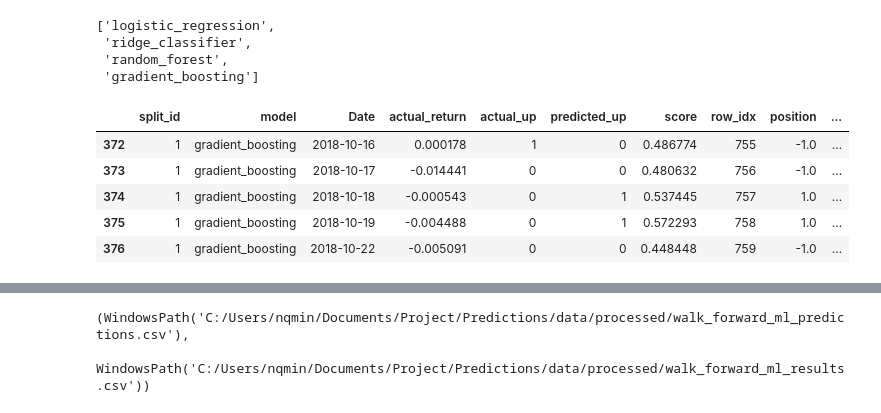
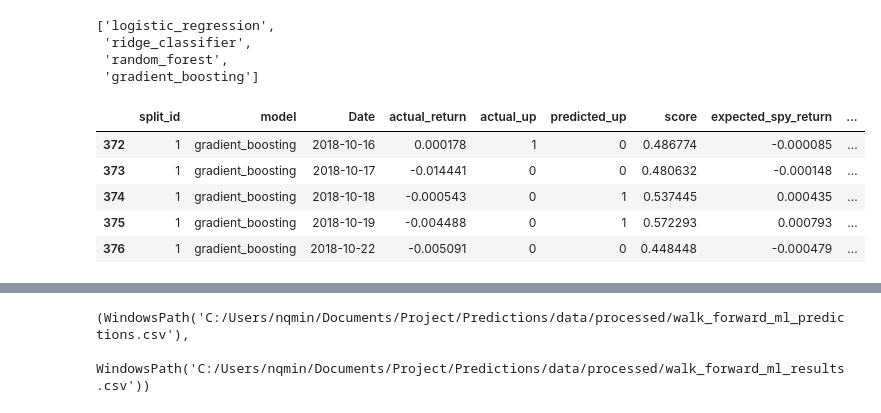
Before and after one commit to minhcool/first_fin_model, a Jupyter notebook: notebooks/07_walk_forward_ml.ipynb, the cells around one changed output, grey strips where cells are left out. Saved outputs shown, nothing was run; the diff lists cells and outputs as text; code cells hidden in the pictures.

```diff
--- a/notebooks/07_walk_forward_ml.ipynb
+++ b/notebooks/07_walk_forward_ml.ipynb
@@ -31,6 +31,7 @@ if str(PROJECT_ROOT) not in sys.path:
     sys.path.insert(0, str(PROJECT_ROOT))
 
 from src.research.backtest import TRADING_DAYS, performance_metrics, format_percent_table
+from src.research.decisions import choose_cost_aware_positions
 from src.research.features import make_next_day_direction_dataset
 from src.research.walk_forward import make_walk_forward_splits
 
@@ -41,6 +42,7 @@ RESULTS_OUTPUT_PATH = PROCESSED_DIR / "walk_forward_ml_results.csv"
 TRANSACTION_COST_BPS = 1.0
 SHORT_BORROW_COST_BPS = 25.0
 POSITION_MODE = "long_short"
+COST_AWARE_DECISIONS = True
 LONG_THRESHOLD = 0.50
 SHORT_THRESHOLD = 0.50
 # %%
@@ -116,6 +118,10 @@ for split_id, split in enumerate(splits, start=1):
     y_train = train[target_up_col].astype(int)
     X_test = test[feature_cols]
     y_test = test[target_up_col].astype(int)
+
+    train_returns = train[target_return_col]
+    avg_up_return = train_returns[y_train == 1].mean()
+    avg_down_return = train_returns[y_train == 0].mean()
 
     for model_name, model in models.items():
         fitted = model.fit(X_train, y_train)
@@ -129,52 +135,68 @@ for split_id, split in enumerate(splits, start=1):
         else:
             score = pred_up.astype(float)
 
-        for row_idx, date, actual_return, actual_up, pred, proba in zip(
+        expected_spy_return = score * avg_up_return + (1 - score) * avg_down_return
+
+        for row_idx, date, actual_return, actual_up, pred, proba, expected_return in zip(
             test.index,
             test["Date"],
             test[target_return_col],
             y_test,
             pred_up,
             score,
+            expected_spy_return,
         ):
             prediction_rows.append(
                 {
                     "split_id": split_id,
                     "model": model_name,
                     "Date": date,
                     "actual_return": actual_return,
                     "actual_up": actual_up,
                     "predicted_up": pred,
                     "score": proba,
+                    "expected_spy_return": expected_return,
                     "row_idx": row_idx,
                 }
             )
 
 predictions = pd.DataFrame(prediction_rows).sort_values(["model", "Date"])
 
-if POSITION_MODE == "long_cash":
+if COST_AWARE_DECISIONS:
+    predictions["position"] = 0.0
+    for model_name, frame in predictions.groupby("model", sort=False):
+        frame = frame.sort_values("Date")
+        positions = choose_cost_aware_positions(
+            frame["expected_spy_return"],
+            mode=POSITION_MODE,
+            transaction_cost_bps=TRANSACTION_COST_BPS,
+            short_borrow_cost_bps=SHORT_BORROW_COST_BPS,
+        )
+        predictions.loc[frame.index, "position"] = positions.to_numpy()
+elif POSITION_MODE == "long_cash":
     predictions["position"] = predictions["score"].ge(LONG_THRESHOLD).astype(float)
 elif POSITION_MODE == "long_short":
     predictions["position"] = 0.0
     predictions.loc[predictions["score"] >= LONG_THRESHOLD, "position"] = 1.0
     predictions.loc[predictions["score"] < SHORT_THRESHOLD, "position"] = -1.0
 else:
     raise ValueError(f"Unsupported POSITION_MODE: {POSITION_MODE}")
 
+predictions = predictions.sort_values(["model", "Date"])
 predictions["turnover"] = predictions.groupby("model")["position"].diff().abs()
 first_trade = predictions.groupby("model")["position"].transform("first").abs()
 predictions["turnover"] = predictions["turnover"].fillna(first_trade)
 predictions["transaction_cost"] = predictions["turnover"] * (TRANSACTION_COST_BPS / 10_000)
 predictions["short_borrow_cost"] = predictions["position"].clip(upper=0).abs() * (SHORT_BORROW_COST_BPS / 10_000 / TRADING_DAYS)
 predictions["strategy_return"] = predictions["position"] * predictions["actual_return"] - predictions["transaction_cost"] - predictions["short_borrow_cost"]
 predictions.head()
 # %% [output]
-|  | split_id | model | Date | actual_return | actual_up | predicted_up | score | row_idx | position | ... |
-| 372 | 1 | gradient_boosting | 2018-10-16 | 0.000178 | 1 | 0 | 0.486774 | 755 | -1.0 | ... |
-| 373 | 1 | gradient_boosting | 2018-10-17 | -0.014441 | 0 | 0 | 0.480632 | 756 | -1.0 | ... |
-| 374 | 1 | gradient_boosting | 2018-10-18 | -0.000543 | 0 | 1 | 0.537445 | 757 | 1.0 | ... |
-| 375 | 1 | gradient_boosting | 2018-10-19 | -0.004488 | 0 | 1 | 0.572293 | 758 | 1.0 | ... |
-| 376 | 1 | gradient_boosting | 2018-10-22 | -0.005091 | 0 | 0 | 0.448448 | 759 | -1.0 | ... |
+|  | split_id | model | Date | actual_return | actual_up | predicted_up | score | expected_spy_return | ... |
+| 372 | 1 | gradient_boosting | 2018-10-16 | 0.000178 | 1 | 0 | 0.486774 | -0.000085 | ... |
+| 373 | 1 | gradient_boosting | 2018-10-17 | -0.014441 | 0 | 0 | 0.480632 | -0.000148 | ... |
+| 374 | 1 | gradient_boosting | 2018-10-18 | -0.000543 | 0 | 1 | 0.537445 | 0.000435 | ... |
+| 375 | 1 | gradient_boosting | 2018-10-19 | -0.004488 | 0 | 1 | 0.572293 | 0.000793 | ... |
+| 376 | 1 | gradient_boosting | 2018-10-22 | -0.005091 | 0 | 0 | 0.448448 | -0.000479 | ... |
 # %%
 metric_rows = []
 
```
Also changed, not shown: parts of 3 cells of this notebook, 5 other files.
